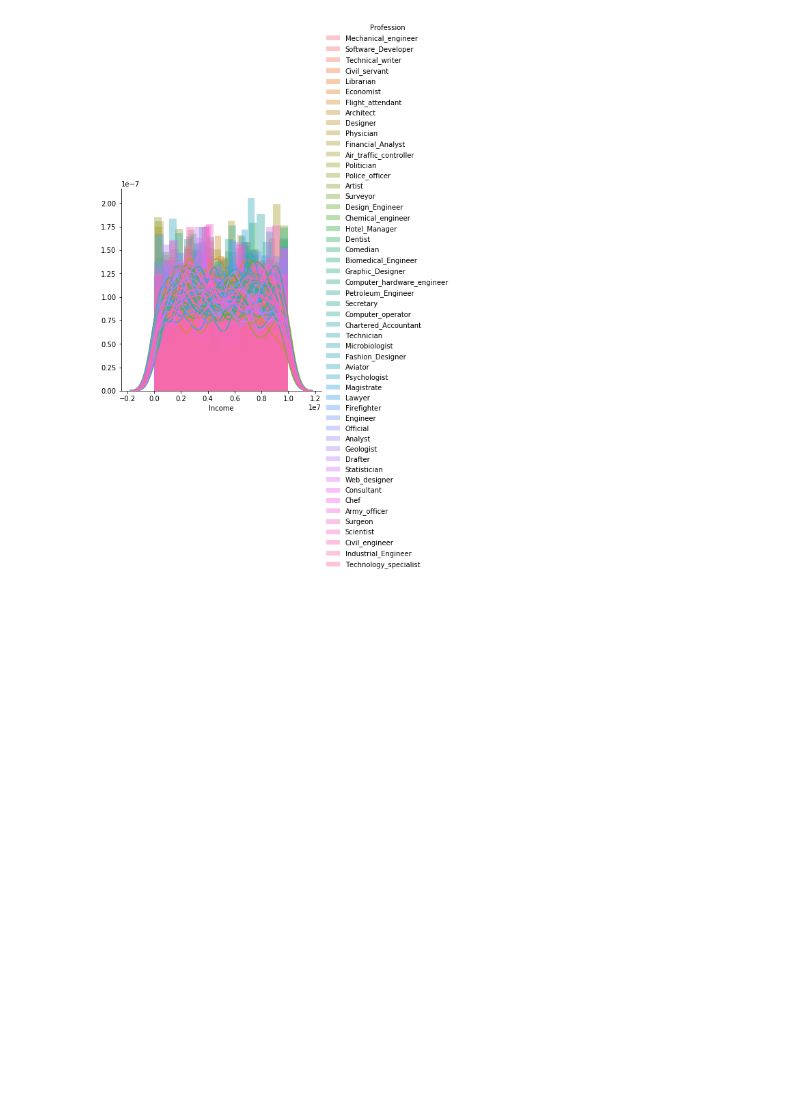
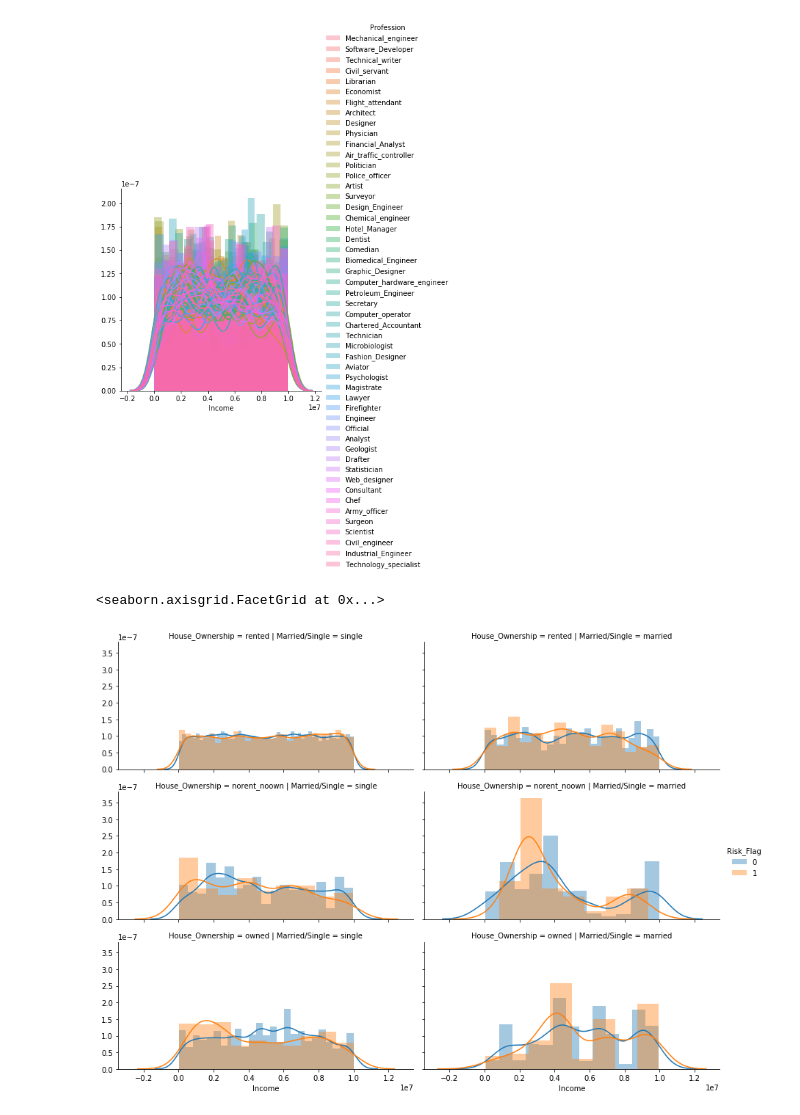
Before and after one commit to dwadziescia3/loan_prediction, a Jupyter notebook: 01_eda.ipynb, the cells around one changed output. Cells and saved outputs as stored; diff of their text form; code cells hidden in the pictures; blank space fills up the shorter version.

Commit message:
another plots

```diff
--- a/01_eda.ipynb
+++ b/01_eda.ipynb
@@ -84,3 +84,12 @@ sns.FacetGrid(df, hue='Profession', height=5).map(sns.distplot, 'Income').add_le
 # %% [output]
 <seaborn.axisgrid.FacetGrid at 0x...>
 [figure]
+# %%
+sns.FacetGrid(df,
+              hue='Risk_Flag',
+              row='House_Ownership',
+              col='Married/Single',
+              height=3, aspect=2).map(sns.distplot, 'Income').add_legend()
+# %% [output]
+<seaborn.axisgrid.FacetGrid at 0x...>
+[figure, added]
```
Also changed, not shown: parts of 7 cells of this notebook.
